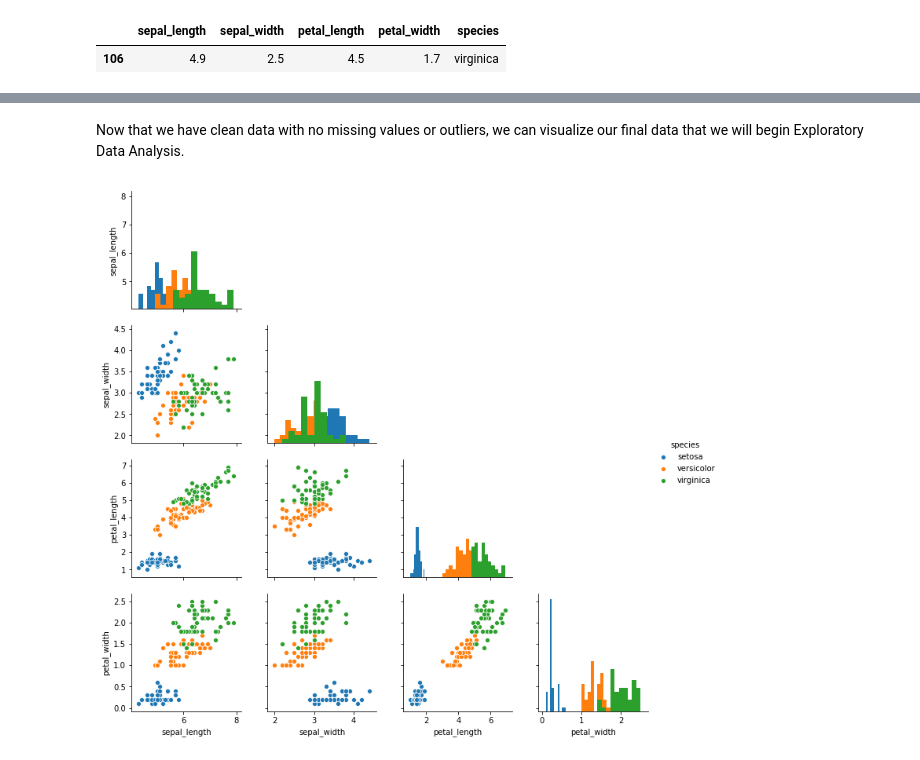
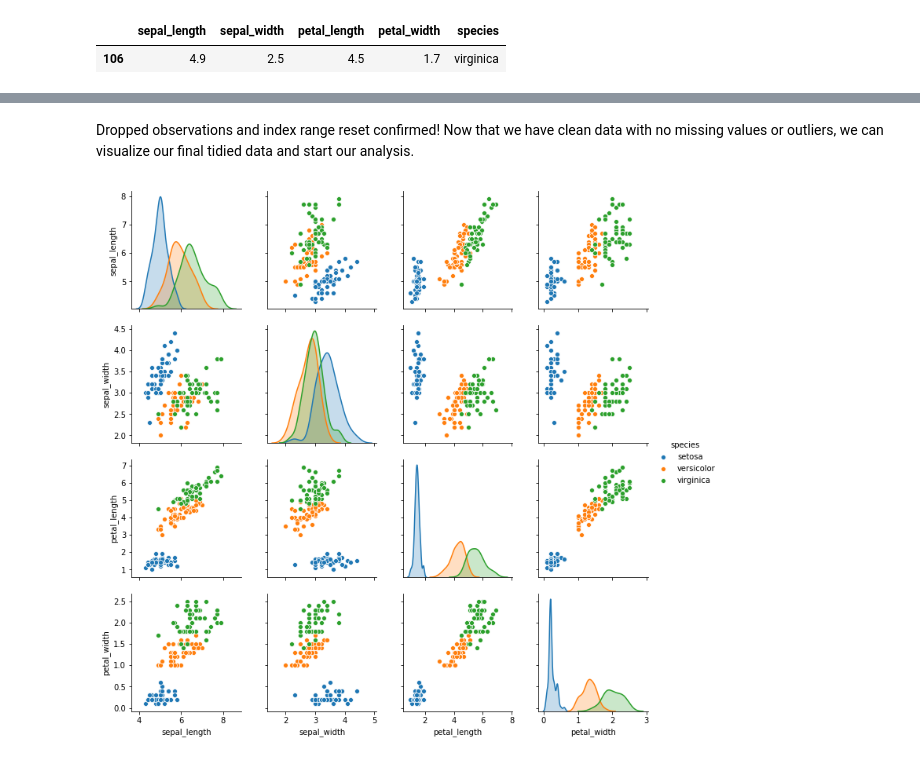
Before and after one commit to RekaCodes/iris, a Jupyter notebook: iris.ipynb, the cells around one changed output, grey strips where cells are left out. Saved outputs shown, nothing was run; the diff lists cells and outputs as text; code cells hidden in the pictures.

Commit message:
cleaned and ready for regression

```diff
--- a/iris.ipynb
+++ b/iris.ipynb
@@ -188,5 +196,3 @@ iris[(iris.species == 'setosa')&(iris.sepal_width <= 2.5)]
 ===Observation to Drop===
 |  | sepal_length | sepal_width | petal_length | petal_width | species |
 | 41 | 4.5 | 2.3 | 1.3 | 0.3 | setosa |
-# %%
-iris.drop([41], inplace=True)
@@ -260,5 +259,3 @@ iris[(iris.species == 'virginica')&(iris.sepal_length <= 4.9)]
 ===Observation to Drop===
 |  | sepal_length | sepal_width | petal_length | petal_width | species |
 | 106 | 4.9 | 2.5 | 4.5 | 1.7 | virginica |
-# %%
-iris.drop([106], inplace=True)
@@ -265,8 +299,7 @@ iris.drop([106], inplace=True)
 # %% [markdown]
-Now that we have clean data with no missing values or outliers, we can visualize our final data that we will begin Exploratory Data Analysis.
+Dropped observations and index range reset confirmed! Now that we have clean data with no missing values or outliers, we can visualize our final tidied data and start our analysis.
 # %%
-g = sns.pairplot(iris, hue='species', diag_kind='hist')
-g.map_upper(hide_current_axis)
+sns.pairplot(iris, hue='species')
 plt.show()
 # %% [output]
-[figure, old version]
+[figure, new version]
```
Also changed, not shown: parts of 29 cells of this notebook.
